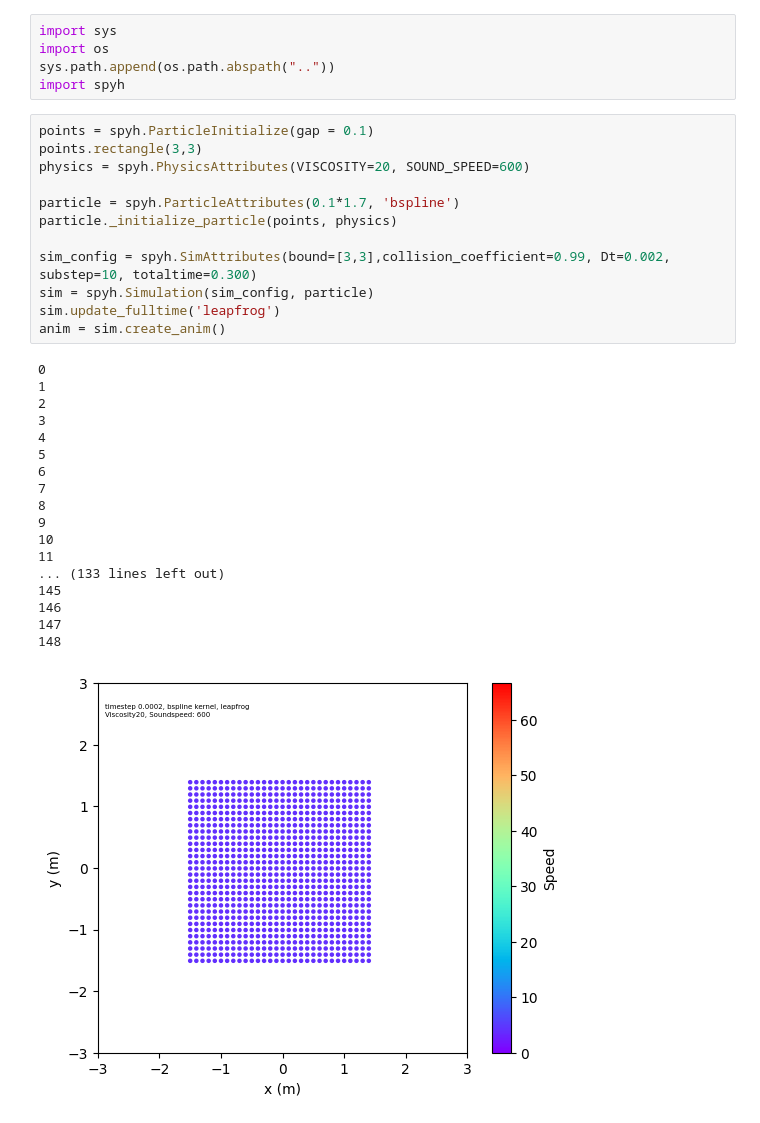
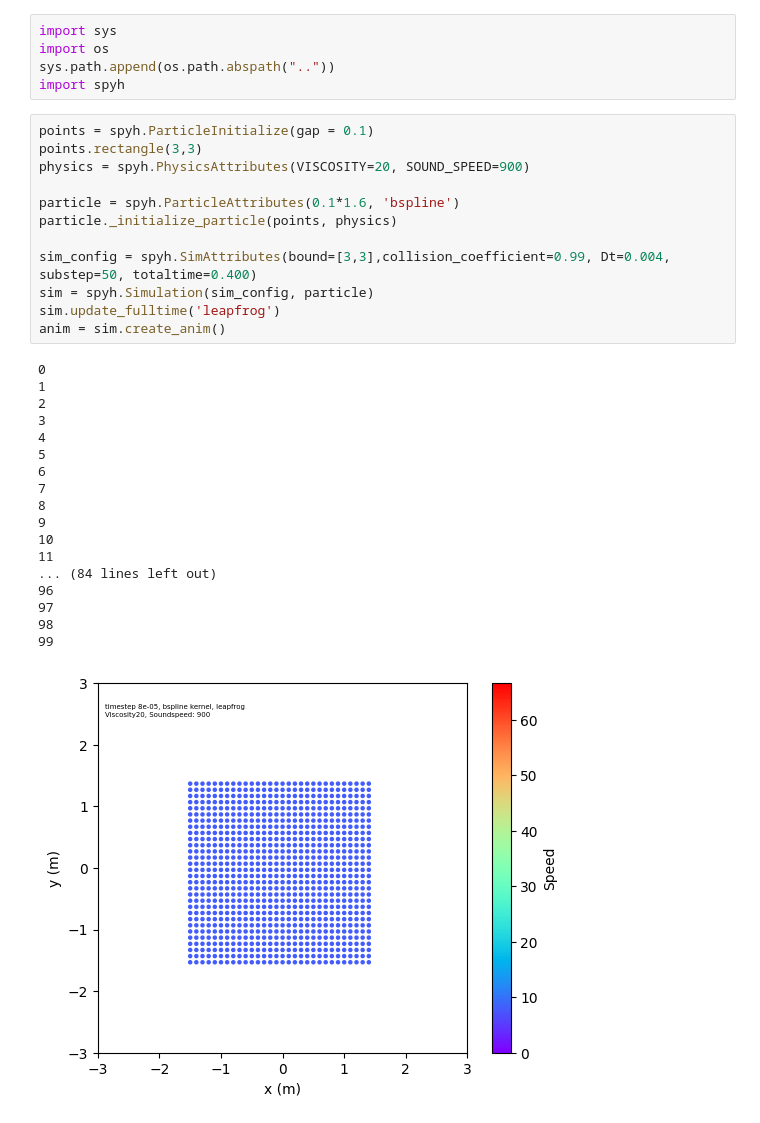
Before and after one commit to YoYo-XYZ/SPyH-FluidSim, a Jupyter notebook: examples/water_drop.ipynb, the cells around one changed output. Cells and saved outputs as stored; diff of their text form.

```diff
--- a/examples/water_drop.ipynb
+++ b/examples/water_drop.ipynb
@@ -6,32 +6,32 @@ import spyh
 # %%
 points = spyh.ParticleInitialize(gap = 0.1)
 points.rectangle(3,3)
-physics = spyh.PhysicsAttributes(VISCOSITY=20, SOUND_SPEED=600)
+physics = spyh.PhysicsAttributes(VISCOSITY=20, SOUND_SPEED=900)
 
-particle = spyh.ParticleAttributes(0.1*1.7, 'bspline')
+particle = spyh.ParticleAttributes(0.1*1.6, 'bspline')
 particle._initialize_particle(points, physics)
 
-sim_config = spyh.SimAttributes(bound=[3,3],collision_coefficient=0.99, Dt=0.002, substep=10, totaltime=0.300)
+sim_config = spyh.SimAttributes(bound=[3,3],collision_coefficient=0.99, Dt=0.004, substep=50, totaltime=0.400)
 sim = spyh.Simulation(sim_config, particle)
 sim.update_fulltime('leapfrog')
 anim = sim.create_anim()
 # %% [output]
 0
 1
 2
 3
 4
 5
 6
 7
 8
 9
 10
 11
-... (133 lines left out)
-145
-146
-147
-148
+... (84 lines left out)
+96
+97
+98
+99
-[figure, old version]
+[figure, new version]
 # %%
```
Also changed, not shown: parts of 1 cell of this notebook, 6 other files.
